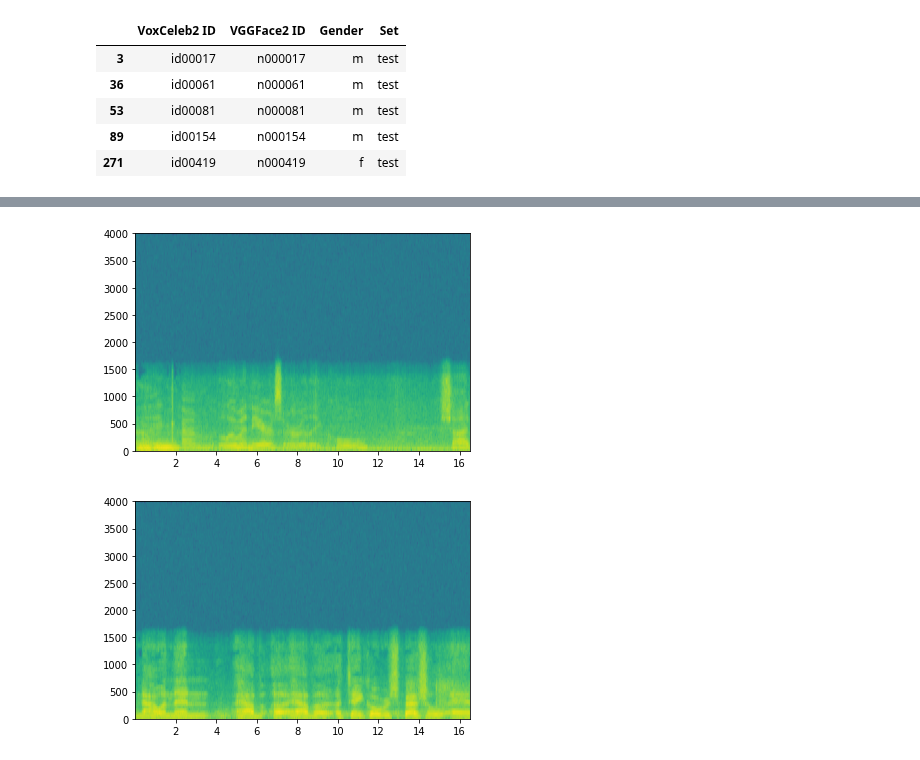
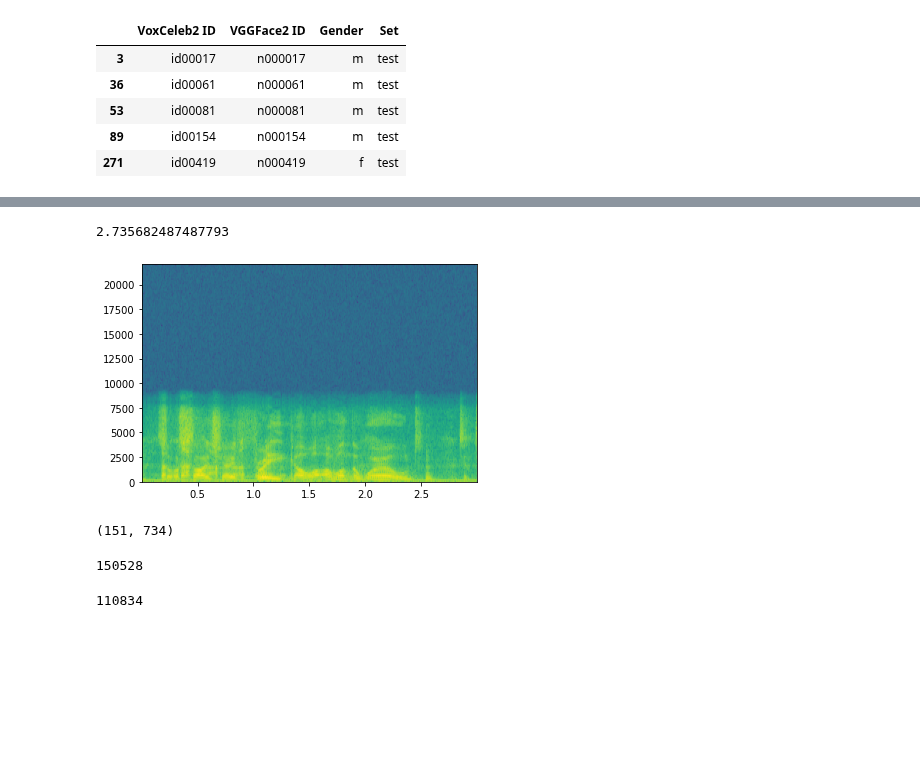
Before and after one commit to kaneelgit/msi_voxceleb, a Jupyter notebook: Audio_classification.ipynb, the cells around one changed output, grey strips where cells are left out. Cells and saved outputs as stored; diff of their text form; code cells hidden in the pictures; blank space fills up the shorter version.

```diff
--- a/Audio_classification.ipynb
+++ b/Audio_classification.ipynb
@@ -155,2 +159,0 @@ IPython.display.Audio('test2.wav')
-# %%
-x, sr = librosa.load('test.wav')
@@ -191,11 +160,36 @@ def get_wav_info(wav_file):
-# %%
-rate, data = get_wav_info('test2.wav')
-
-graph_spectrogram('test2.wav')
-plt.show()
-
-graph_spectrogram('test.wav')
-plt.show()
-# %% [output]
-[figure, removed]
-[figure, removed]
+# %%
+import time
+tick = time.time()
+for i in range(12):
+  video = mp.VideoFileClip(video_files[i])
+  video = video.subclip(0, 3)
+  aud = video.audio
+
+  x = aud.to_soundarray()
+
+tock = time.time()
+
+print(tock - tick)
+# %% [output]
+2.735682487487793
+# %%
+nfft = 300 # Length of each window segment
+fs = 44100 # Sampling frequencies
+noverlap = 120 # Overlap between windows
+#nchannels = data.ndim
+
+pxx, freqs, bins, im = plt.specgram(x[:,0], nfft, fs, noverlap = noverlap)
+# %% [output]
+[figure, added]
+# %%
+pxx.shape
+# %% [output]
+(151, 734)
+# %%
+224 * 224 * 3
+# %% [output]
+150528
+# %%
+151 * 734
+# %% [output]
+110834
```
Also changed, not shown: parts of 8 cells of this notebook.
